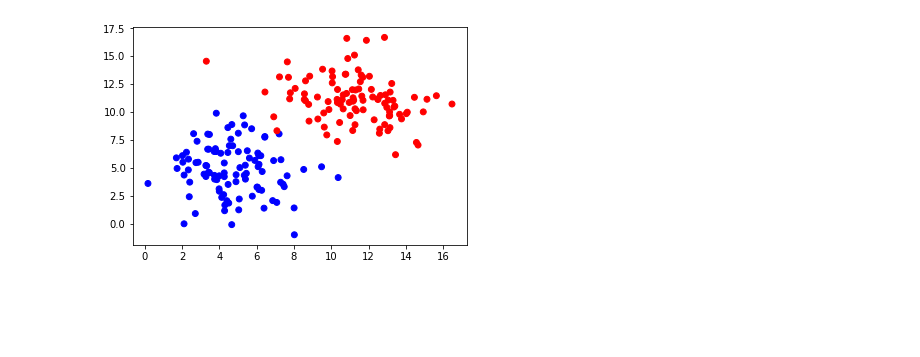
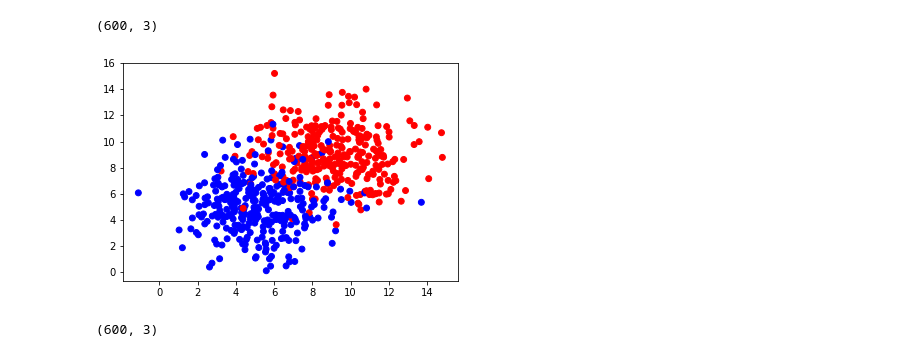
Before and after one commit to mortezadalir/Logistic_regression, a Jupyter notebook: part_one.ipynb, the cells around one changed output. Drawn from its saved outputs; the diff is of its cells as text; code cells hidden in the pictures; blank space fills up the shorter version.

```diff
--- a/part_one.ipynb
+++ b/part_one.ipynb
@@ -4,23 +5,35 @@ import matplotlib.pyplot as plt
 # %%
-x1=2*np.random.randn(100,2)+5
-x2=2*np.random.randn(100,2)+11
-bias=(np.ones((200,1)))
+x1=2*np.random.randn(400,2)+5
+x2=2*np.random.randn(400,2)+9
+bias=(np.ones((800,1)))
 x=np.concatenate((x1,x2),axis=0)
 x=np.concatenate((bias,x),axis=1)
-y1=np.zeros((100,1))
-y2=np.ones((100,1))
+y1=np.zeros((400,1))
+y2=np.ones((400,1))
 y=np.concatenate((y1,y2))
+
+X_train, X_test, y_train, y_test = train_test_split(x, y, test_size=0.25, random_state=42)
+X_train=X_train
+X_test=X_test.T
+y_train=y_train.T[0]
+y_test=y_test.T[0]
 label=[]
-for i in range(len(y)):
-    if y[i]==0:
+for i in range(len(y_train)):
+    if y_train[i]==0:
         label.append("blue")
     else:
         label.append("red")
+# %%
+X_train.shape
+# %% [output]
+(600, 3)
 # %%
-plt.scatter(x[:,1],x[:,2],c=label,s=35)
+plt.scatter(X_train[:,1],X_train[:,2],c=label,s=35)
 plt.show()
+X_train.shape
 # %% [output]
-[figure, old version]
+[figure, new version]
+(600, 3)
 # %%
 import math
 def sigmoid(z):
```
Also changed, not shown: parts of 6 cells of this notebook, 1 other file.
